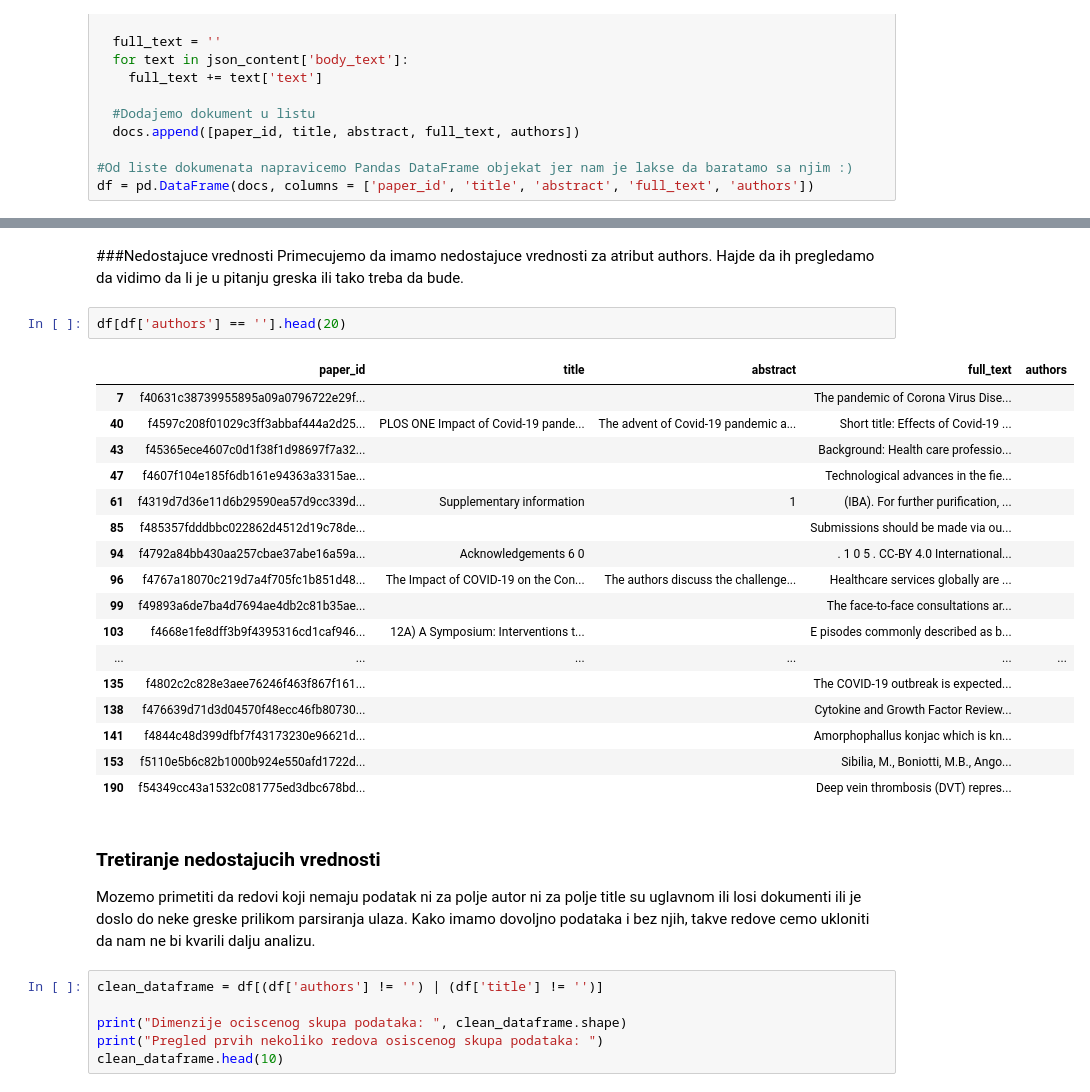
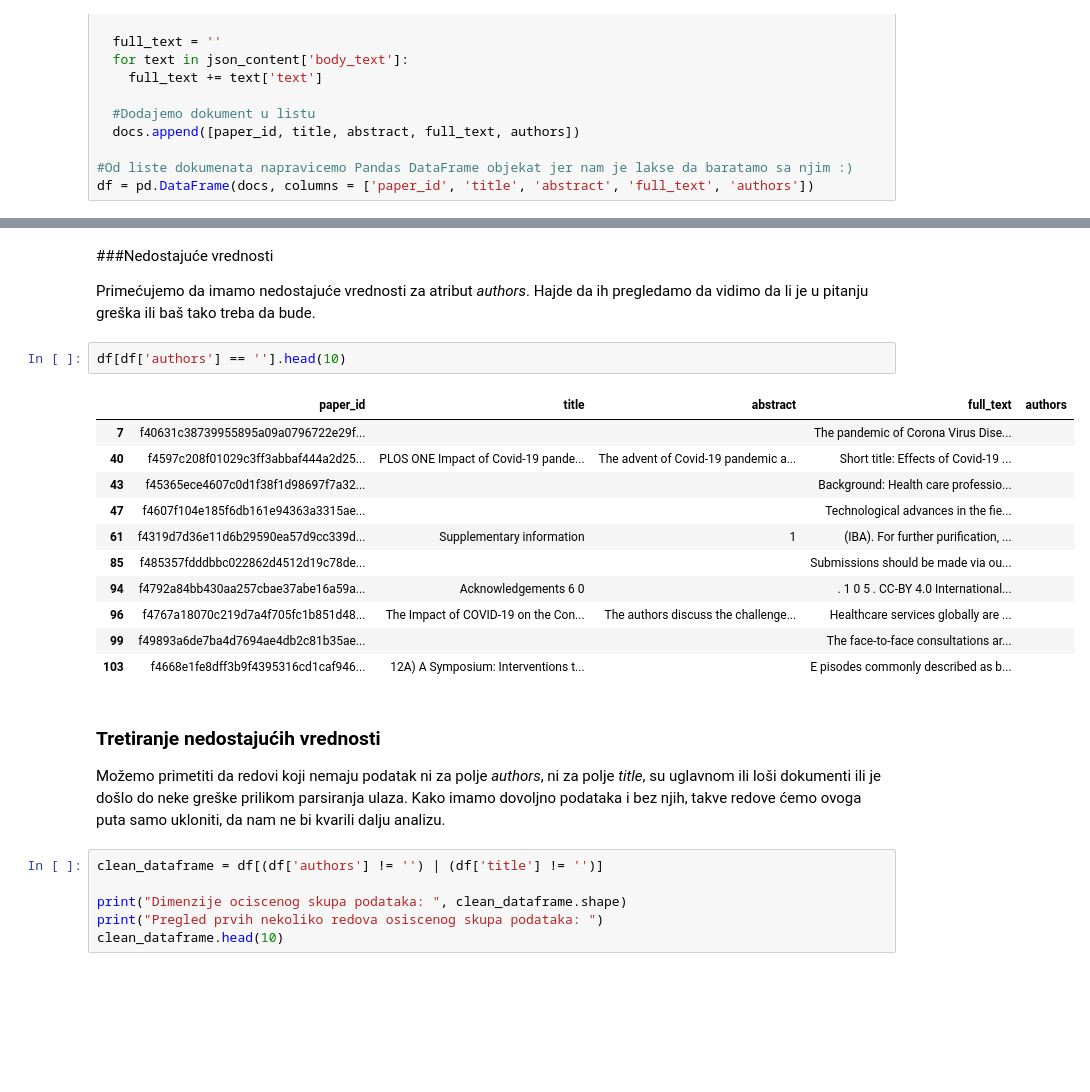
Before and after one commit to JelenaKitanovic/qa_system_covid, a Jupyter notebook: IR_JelenaKitanovic.ipynb, the cells around one changed output, grey strips where cells are left out. Saved outputs shown, nothing was run; the diff lists cells and outputs as text; blank space fills up the shorter version.

```diff
--- a/IR_JelenaKitanovic.ipynb
+++ b/IR_JelenaKitanovic.ipynb
@@ -77,30 +84,26 @@ df.describe()
 | freq | 1 | 1256 | 3635 | 4 | 1125 |
 # %% [markdown]
-###Nedostajuce vrednosti
-Primecujemo da imamo nedostajuce vrednosti za atribut authors. Hajde da ih pregledamo da vidimo da li je u pitanju greska ili tako treba da bude.
+###Nedostajuće vrednosti
+
+Primećujemo da imamo nedostajuće vrednosti za atribut *authors*. Hajde da ih pregledamo da vidimo da li je u pitanju greška ili baš tako treba da bude.
 # %%
-df[df['authors'] == ''].head(20)
+df[df['authors'] == ''].head(10)
 # %% [output]
 |  | paper_id | title | abstract | full_text | authors |
 | 7 | f40631c38739955895a09a0796722e29f... |  |  | The pandemic of Corona Virus Dise... |  |
 | 40 | f4597c208f01029c3ff3abbaf444a2d25... | PLOS ONE Impact of Covid-19 pande... | The advent of Covid-19 pandemic a... | Short title: Effects of Covid-19 ... |  |
 | 43 | f45365ece4607c0d1f38f1d98697f7a32... |  |  | Background: Health care professio... |  |
 | 47 | f4607f104e185f6db161e94363a3315ae... |  |  | Technological advances in the fie... |  |
 | 61 | f4319d7d36e11d6b29590ea57d9cc339d... | Supplementary information | 1 | (IBA). For further purification, ... |  |
 | 85 | f485357fdddbbc022862d4512d19c78de... |  |  | Submissions should be made via ou... |  |
 | 94 | f4792a84bb430aa257cbae37abe16a59a... | Acknowledgements 6 0 |  | . 1 0 5 . CC-BY 4.0 International... |  |
 | 96 | f4767a18070c219d7a4f705fc1b851d48... | The Impact of COVID-19 on the Con... | The authors discuss the challenge... | Healthcare services globally are ... |  |
 | 99 | f49893a6de7ba4d7694ae4db2c81b35ae... |  |  | The face-to-face consultations ar... |  |
 | 103 | f4668e1fe8dff3b9f4395316cd1caf946... | 12A) A Symposium: Interventions t... |  | E pisodes commonly described as b... |  |
-| ... | ... | ... | ... | ... | ... |
-| 135 | f4802c2c828e3aee76246f463f867f161... |  |  | The COVID-19 outbreak is expected... |  |
-| 138 | f476639d71d3d04570f48ecc46fb80730... |  |  | Cytokine and Growth Factor Review... |  |
-| 141 | f4844c48d399dfbf7f43173230e96621d... |  |  | Amorphophallus konjac which is kn... |  |
-| 153 | f5110e5b6c82b1000b924e550afd1722d... |  |  | Sibilia, M., Boniotti, M.B., Ango... |  |
-| 190 | f54349cc43a1532c081775ed3dbc678bd... |  |  | Deep vein thrombosis (DVT) repres... |  |
 # %% [markdown]
-### Tretiranje nedostajucih vrednosti
-Mozemo primetiti da redovi koji nemaju podatak ni za polje autor ni za polje title su uglavnom ili losi dokumenti ili je doslo do neke greske prilikom parsiranja ulaza. Kako imamo dovoljno podataka i bez njih, takve redove cemo ukloniti da nam ne bi kvarili dalju analizu.
+### Tretiranje nedostajućih vrednosti
+
+Možemo primetiti da redovi koji nemaju podatak ni za polje *authors*, ni za polje *title*, su uglavnom ili loši dokumenti ili je došlo do neke greške prilikom parsiranja ulaza. Kako imamo dovoljno podataka i bez njih, takve redove ćemo ovoga puta samo ukloniti, da nam ne bi kvarili dalju analizu.
 # %%
 clean_dataframe = df[(df['authors'] != '') | (df['title'] != '')]
 
```
Also changed, not shown: parts of 36 cells of this notebook.
